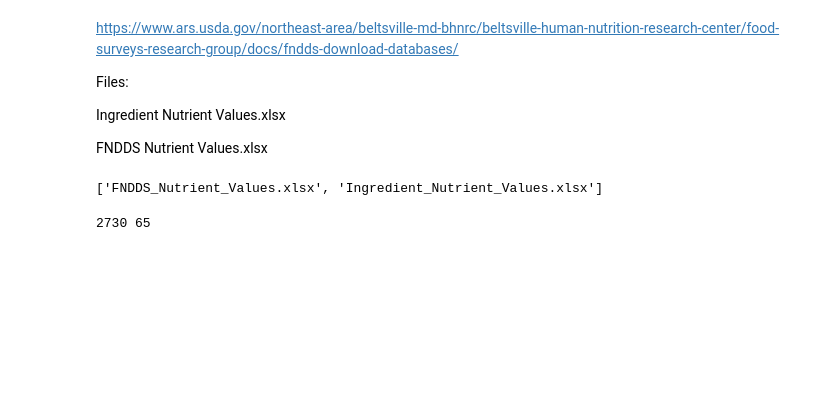
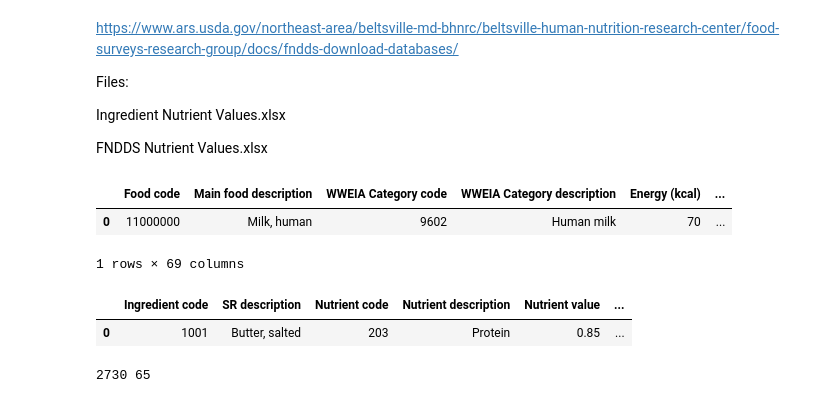
Before and after one commit to ChatPerche/ADA_Project, a Jupyter notebook: notebooks/nutrient_explanation.ipynb, the cells around one changed output. Saved outputs shown, nothing was run; the diff lists cells and outputs as text; code cells hidden in the pictures; blank space fills up the shorter version.

```diff
--- a/notebooks/nutrient_explanation.ipynb
+++ b/notebooks/nutrient_explanation.ipynb
@@ -117,11 +76,12 @@ Files:
 Ingredient Nutrient Values.xlsx
 
 FNDDS Nutrient Values.xlsx
-# %%
-dirname = os.getcwd()+ "\\data\\nutrients"
-os.listdir(dirname)
-# %% [output]
-['FNDDS_Nutrient_Values.xlsx', 'Ingredient_Nutrient_Values.xlsx']
 # %%
-food_attr = pd.read_excel(dirname+"\\FNDDS_Nutrient_Values.xlsx", header = 1)
+food_attr = pd.read_excel("../2015-2016_FNDDS_Nutrient_Values.xlsx", header = 1)
+# %%
+food_attr.head(1)
+# %% [output]
+|  | Food code | Main food description | WWEIA Category code | WWEIA Category description | Energy (kcal) | ... |
+| 0 | 11000000 | Milk, human | 9602 | Human milk | 70 | ... |
+1 rows × 69 columns
 # %%
@@ -129,3 +89,8 @@ food_nutrient = pd.read_excel(dirname+"\\Ingredient_Nutrient_Values.xlsx", heade
+# %%
+food_nutrient.head(1)
+# %% [output]
+|  | Ingredient code | SR description | Nutrient code | Nutrient description | Nutrient value | ... |
+| 0 | 1001 | Butter, salted | 203 | Protein | 0.85 | ... |
 # %%
 # food_nutrient["SR description"].unique()
 food_nutrient = food_nutrient.drop(["Ingredient code", "Nutrient code", "Nutrient value source", "SR 28 derivation code", "SR 28 AddMod year"], axis = 1)
```
Also changed, not shown: parts of 14 cells of this notebook.
